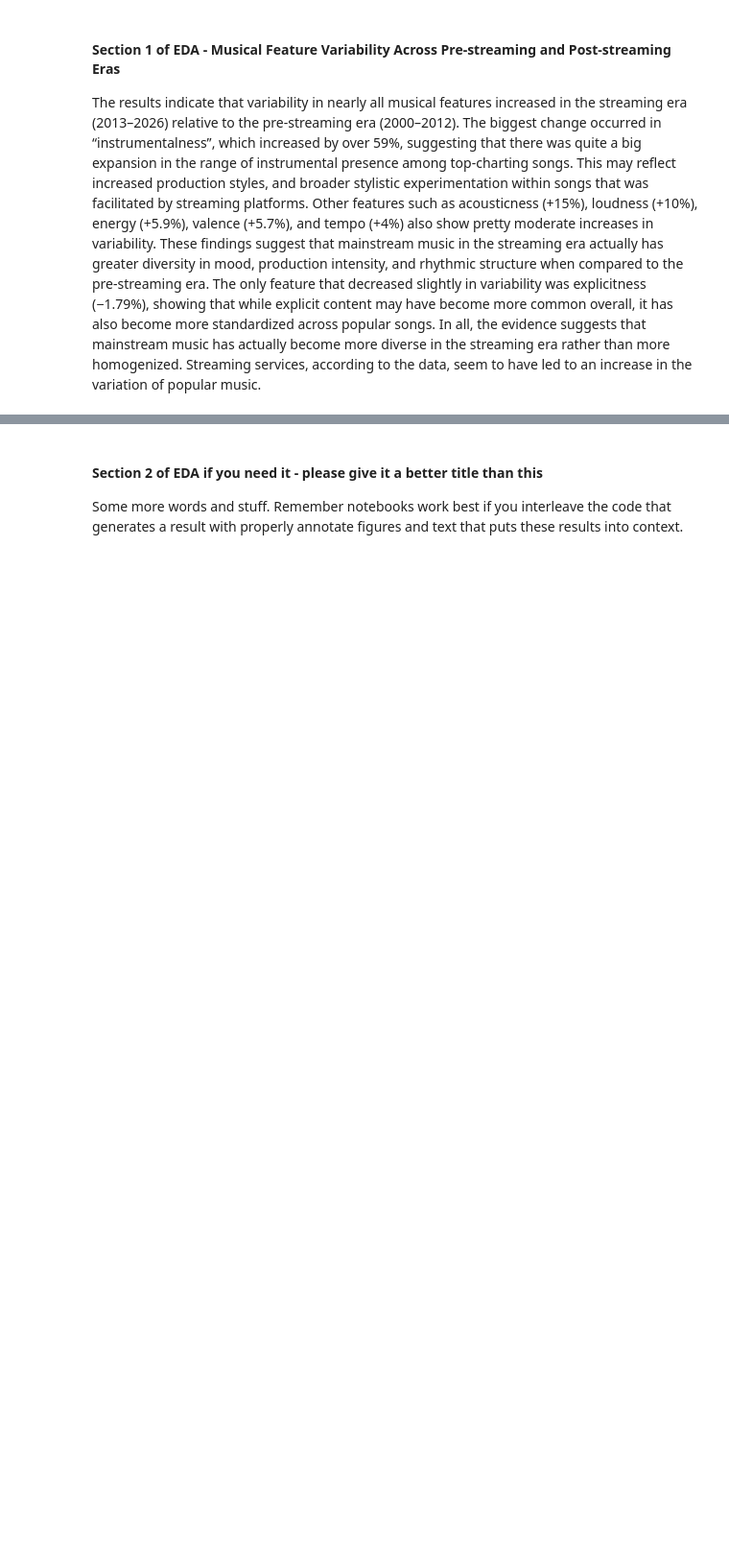
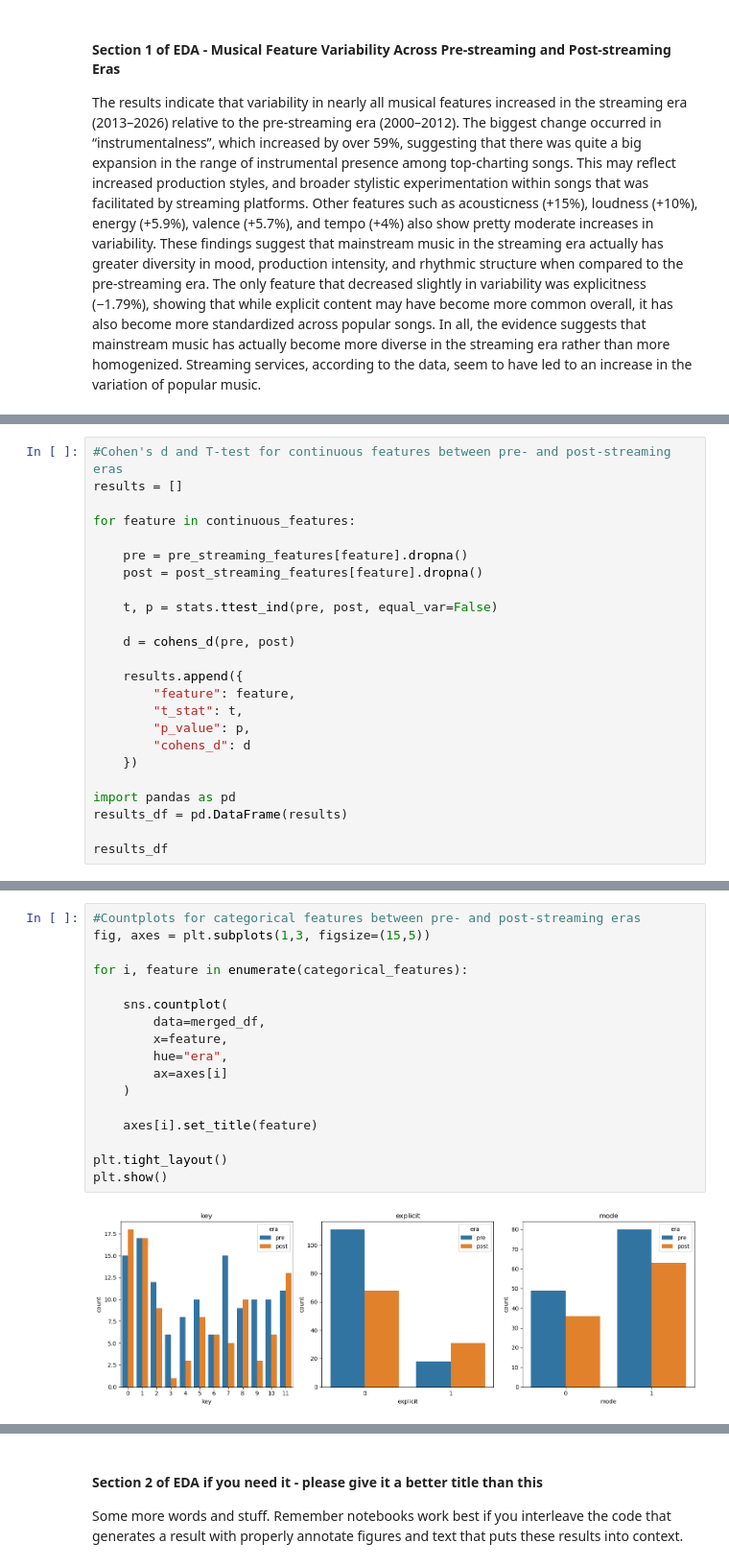
Before and after one commit to COGS108/Group096_WI26, a Jupyter notebook: 02-EDACheckpoint.ipynb, the cells around one changed output, grey strips where cells are left out. Shown at 96% size. Cells and saved outputs as stored; diff of their text form; blank space fills up the shorter version.

```diff
--- a/02-EDACheckpoint.ipynb
+++ b/02-EDACheckpoint.ipynb
@@ -802,0 +745,24 @@ print(results_df)
+# %%
+#Cohen's d and T-test for continuous features between pre- and post-streaming eras
+results = []
+
+for feature in continuous_features:
+
+    pre = pre_streaming_features[feature].dropna()
+    post = post_streaming_features[feature].dropna()
+
+    t, p = stats.ttest_ind(pre, post, equal_var=False)
+
+    d = cohens_d(pre, post)
+
+    results.append({
+        "feature": feature,
+        "t_stat": t,
+        "p_value": p,
+        "cohens_d": d
+    })
+
+import pandas as pd
+results_df = pd.DataFrame(results)
+
+results_df
@@ -802,0 +779,19 @@ print(results_df)
+# %%
+#Countplots for categorical features between pre- and post-streaming eras
+fig, axes = plt.subplots(1,3, figsize=(15,5))
+
+for i, feature in enumerate(categorical_features):
+
+    sns.countplot(
+        data=merged_df,
+        x=feature,
+        hue="era",
+        ax=axes[i]
+    )
+
+    axes[i].set_title(feature)
+
+plt.tight_layout()
+plt.show()
+# %% [output]
+[figure, added]
```
Also changed, not shown: parts of 42 cells of this notebook.
